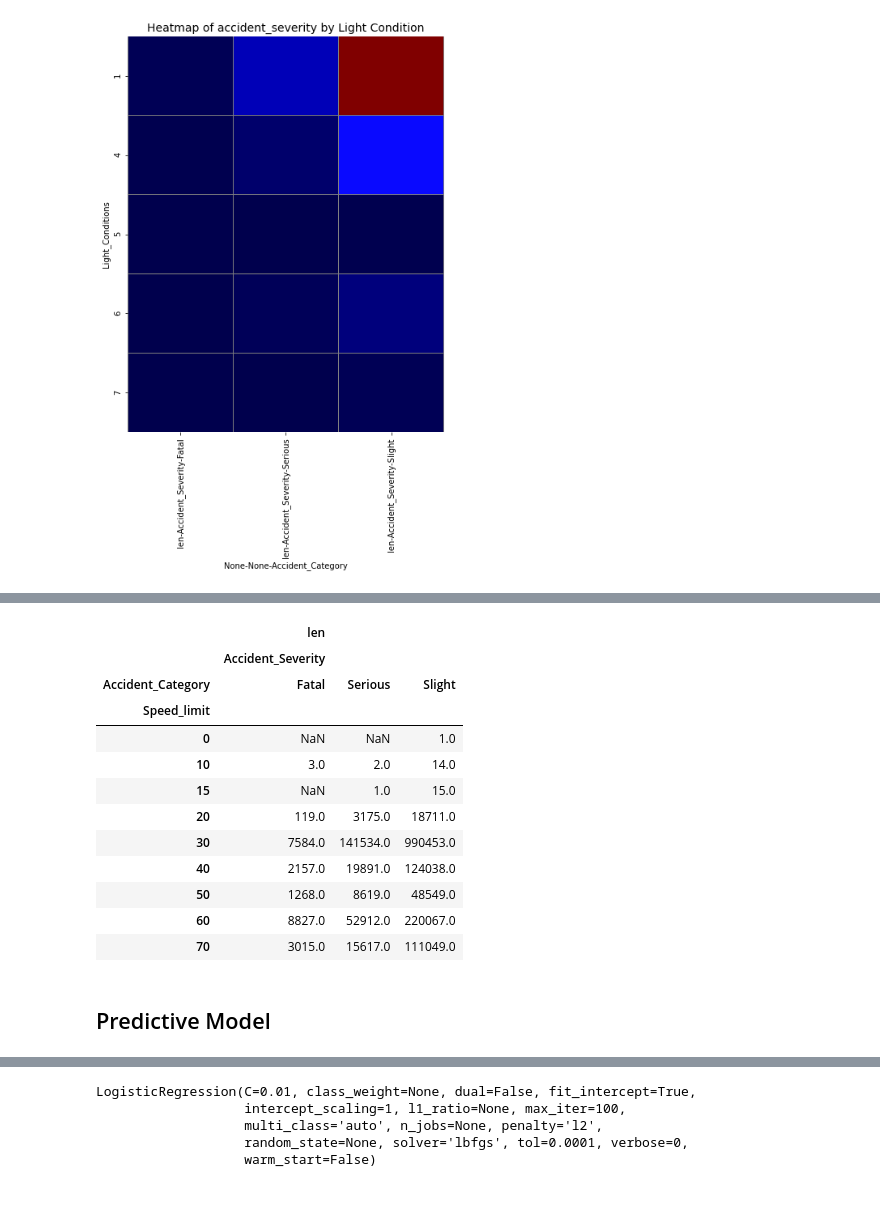
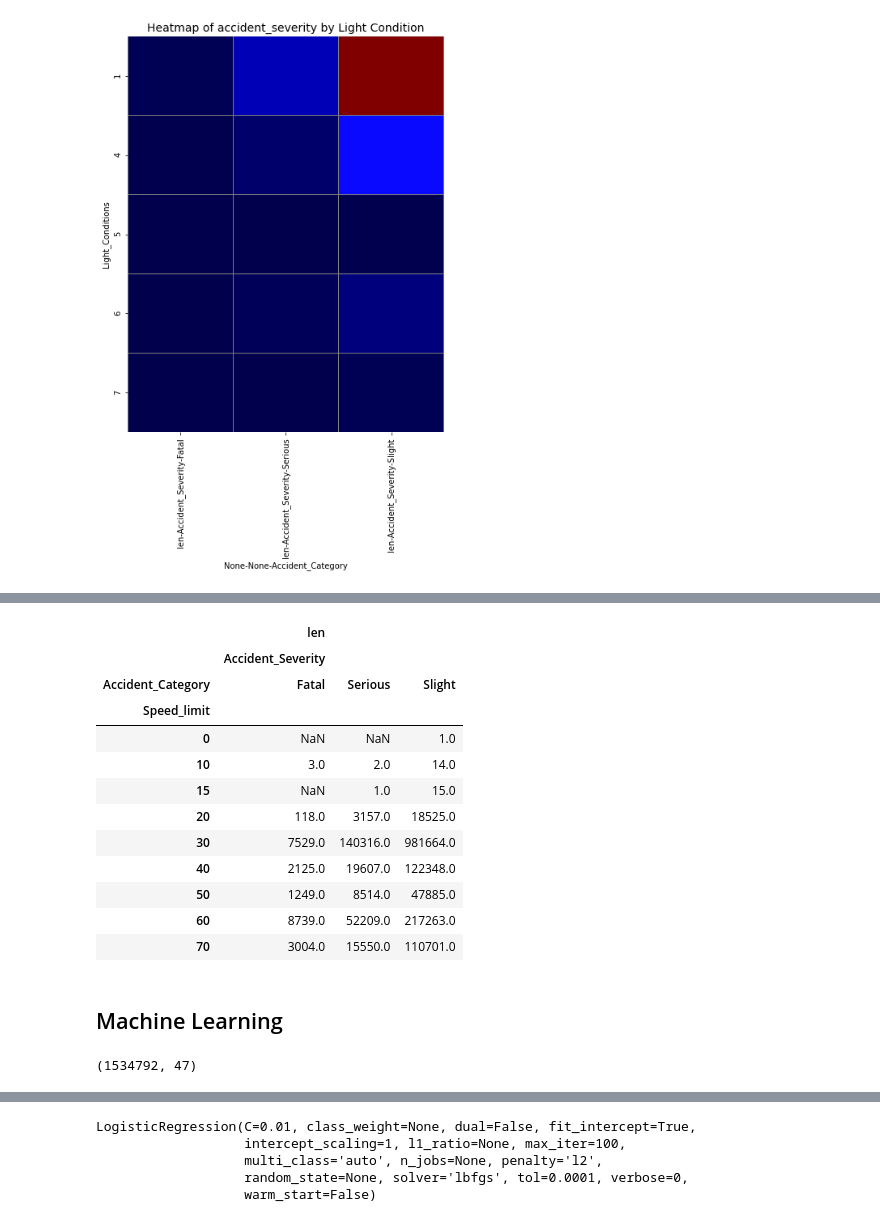
Before and after one commit to snakesfx/Capstone-Project, a Jupyter notebook: Capstone Project.ipynb, the cells around one changed output, grey strips where cells are left out. Cells and saved outputs as stored; diff of their text form; code cells hidden in the pictures.

```diff
--- a/Capstone Project.ipynb
+++ b/Capstone Project.ipynb
@@ -61,9 +97,8 @@ Did_Police_Officer_Attend_Scene_of_Accident         0
 LSOA_of_Accident_Location                      129471
 dtype: int64
 # %%
-#Drop columns with greater than 10,000 null values
-df_acc.drop(columns=['LSOA_of_Accident_Location', 'Location_Easting_OSGR','Location_Northing_OSGR','LSOA_of_Accident_Location','Carriageway_Hazards','Did_Police_Officer_Attend_Scene_of_Accident','Special_Conditions_at_Site'
-], inplace = True,axis= 1)
+#Drop columns with null and mising values
+accidents.drop(columns=['LSOA_of_Accident_Location', 'Location_Easting_OSGR',
+'Location_Northing_OSGR','Junction_Control','2nd_Road_Class'], inplace = True,axis= 1)
 # %%
-#drop NA rows
-df_acc.dropna(inplace = True)
+accidents.dropna(inplace=True)
@@ -128,0 +109,7 @@ df_acc.shape
+# %%
+accidents['Date_time'] =  accidents['Date'] +' '+ accidents['Time']
+
+for col in accidents.columns:
+    accidents = (accidents[accidents[col]!=-1])
+    accidents['Date_time'] = pd.to_datetime(accidents.Date_time)
+accidents.drop(['Date','Time'],axis =1 , inplace=True)
@@ -192,7 +227,7 @@ def category(accident_severity):
         return 'Unknown'
 # %%
 # Apply the function and add it as 'Accident_Category' column
-df_acc['Accident_Category'] = df_acc['Accident_Severity'].apply(category)
+accidents['Accident_Category'] = accidents['Accident_Severity'].apply(category)
 # %%
 # Relationship between Light_Conditions and Accident_Severity
 # Create a pivot table
@@ -259,23 +294,23 @@ rsc_sev_pivot
 # %%
 # Relationship between Speed_Limit and Accident_Severity
 
-spl_sev=df_acc[["Accident_Severity",'Speed_limit','Accident_Category']]
+spl_sev=accidents[["Accident_Severity",'Speed_limit','Accident_Category']]
 
 spl_sev_pivot=pd.pivot_table(spl_sev,index=['Speed_limit'],values=["Accident_Severity"],columns=['Accident_Category'],aggfunc=[len])
 spl_sev_pivot
 # %% [output]
 |  | len |  |  |
 |  | Accident_Severity |  |  |
 | Accident_Category | Fatal | Serious | Slight |
 | Speed_limit |  |  |  |
 | 0 | NaN | NaN | 1.0 |
 | 10 | 3.0 | 2.0 | 14.0 |
 | 15 | NaN | 1.0 | 15.0 |
-| 20 | 119.0 | 3175.0 | 18711.0 |
-| 30 | 7584.0 | 141534.0 | 990453.0 |
-| 40 | 2157.0 | 19891.0 | 124038.0 |
-| 50 | 1268.0 | 8619.0 | 48549.0 |
-| 60 | 8827.0 | 52912.0 | 220067.0 |
-| 70 | 3015.0 | 15617.0 | 111049.0 |
+| 20 | 118.0 | 3157.0 | 18525.0 |
+| 30 | 7529.0 | 140316.0 | 981664.0 |
+| 40 | 2125.0 | 19607.0 | 122348.0 |
+| 50 | 1249.0 | 8514.0 | 47885.0 |
+| 60 | 8739.0 | 52209.0 | 217263.0 |
+| 70 | 3004.0 | 15550.0 | 110701.0 |
-# %% [markdown]
-## Predictive Model
+# %% [markdown]
+## Machine Learning
@@ -281,0 +327,4 @@ spl_sev_pivot
+# %%
+acc_veh.shape
+# %% [output]
+(1534792, 47)
```
Also changed, not shown: parts of 44 cells of this notebook.
